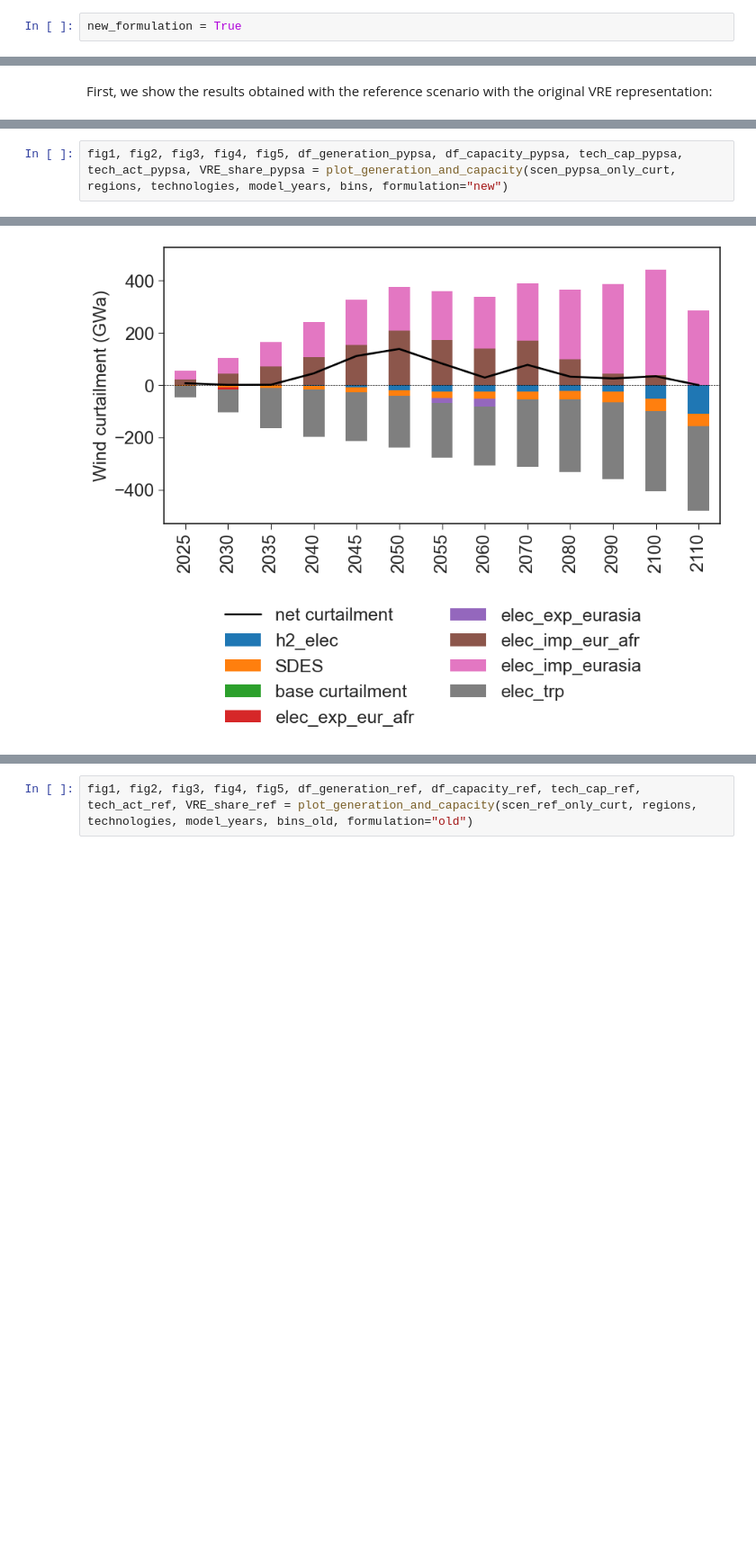
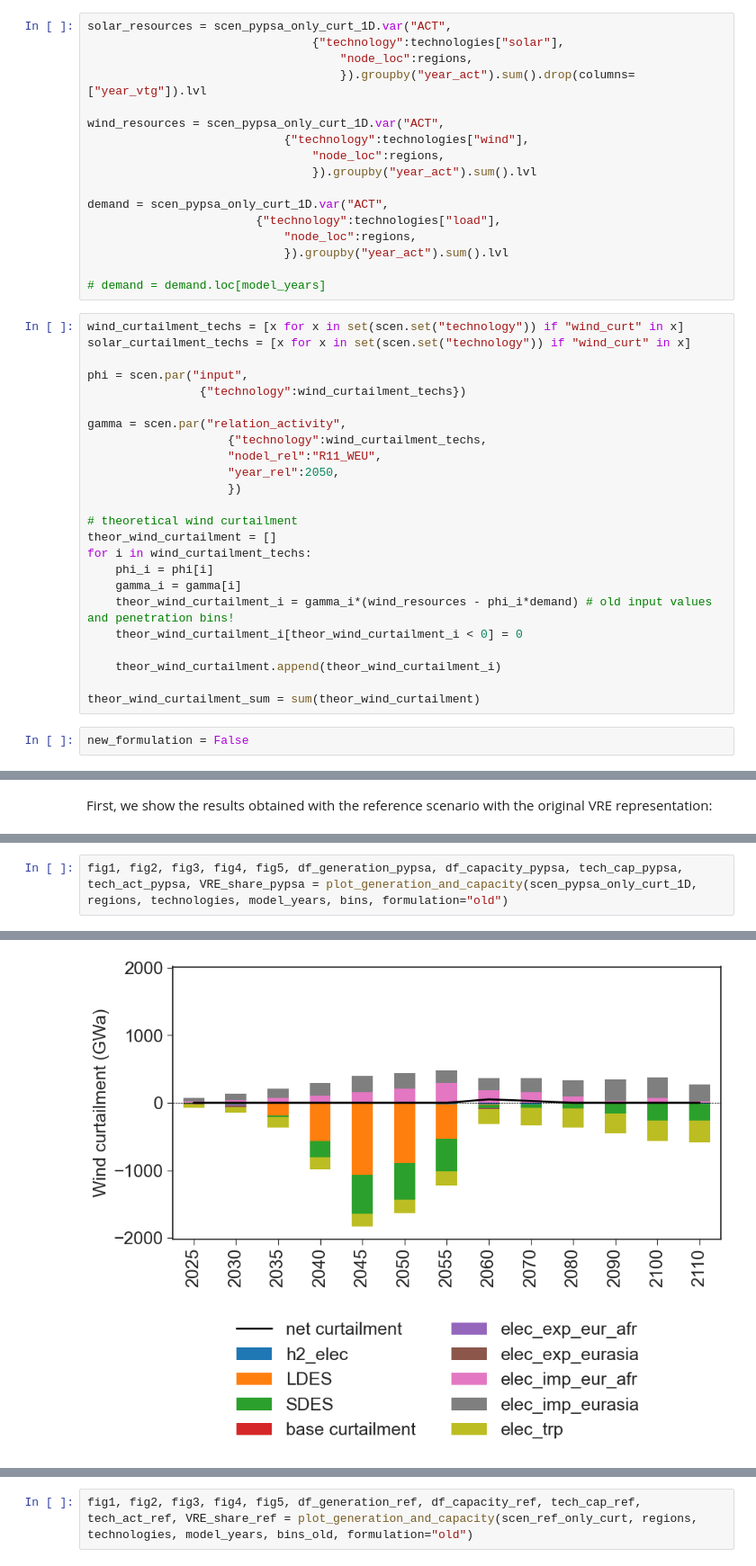
Before and after one commit to ebbekyhl/PyPSA-Eur-Curtailment-Emulator, a Jupyter notebook: MESSAGEix-GLOBIOM/make_diagnostics_w_PyPSA.ipynb, the cells around one changed output, grey strips where cells are left out. Shown at 90% size. Drawn from its saved outputs; the diff is of its cells as text; blank space fills up the shorter version.

Commit message:
made soft-link capable of refining the number of bins without splitting the curtailment constraints

```diff
--- a/MESSAGEix-GLOBIOM/make_diagnostics_w_PyPSA.ipynb
+++ b/MESSAGEix-GLOBIOM/make_diagnostics_w_PyPSA.ipynb
@@ -54,8 +57,49 @@ technologies = {
     }
 
 bins_old = [1,2,3]
+# %%
+solar_resources = scen_pypsa_only_curt_1D.var("ACT",
+                                {"technology":technologies["solar"],
+                                    "node_loc":regions,
+                                    }).groupby("year_act").sum().drop(columns=["year_vtg"]).lvl
+
+wind_resources = scen_pypsa_only_curt_1D.var("ACT",
+                            {"technology":technologies["wind"],
+                                "node_loc":regions,
+                                }).groupby("year_act").sum().lvl
+
+demand = scen_pypsa_only_curt_1D.var("ACT",
+                        {"technology":technologies["load"],
+                            "node_loc":regions,
+                            }).groupby("year_act").sum().lvl
+
+# demand = demand.loc[model_years]
+# %%
+wind_curtailment_techs = [x for x in set(scen.set("technology")) if "wind_curt" in x]
+solar_curtailment_techs = [x for x in set(scen.set("technology")) if "wind_curt" in x]
+
+phi = scen.par("input",
+                {"technology":wind_curtailment_techs})
+
+gamma = scen.par("relation_activity",
+                    {"technology":wind_curtailment_techs,
+                    "nodel_rel":"R11_WEU",
+                    "year_rel":2050,
+                    })
+
+# theoretical wind curtailment
+theor_wind_curtailment = []
+for i in wind_curtailment_techs:
+    phi_i = phi[i]
+    gamma_i = gamma[i]
+    theor_wind_curtailment_i = gamma_i*(wind_resources - phi_i*demand) # old input values and penetration bins!
+    theor_wind_curtailment_i[theor_wind_curtailment_i < 0] = 0
+
+    theor_wind_curtailment.append(theor_wind_curtailment_i)
+
+theor_wind_curtailment_sum = sum(theor_wind_curtailment)
 # %%
-new_formulation = True
+new_formulation = False
 # %%
 if new_formulation:
     vre_list = ["vre_curtailment_w" + str(i) + "s" + str(j) for i in range(1,8) for j in range(1,8)]
@@ -74,3 +137,3 @@ First, we show the results obtained with the reference scenario with the origina
 # %%
-fig1, fig2, fig3, fig4, fig5, df_generation_pypsa, df_capacity_pypsa, tech_cap_pypsa, tech_act_pypsa, VRE_share_pypsa = plot_generation_and_capacity(scen_pypsa_only_curt, regions, technologies, model_years, bins, formulation="new")
+fig1, fig2, fig3, fig4, fig5, df_generation_pypsa, df_capacity_pypsa, tech_cap_pypsa, tech_act_pypsa, VRE_share_pypsa = plot_generation_and_capacity(scen_pypsa_only_curt_1D, regions, technologies, model_years, bins, formulation="old")
 # %% [output]
@@ -79,4 +142,4 @@ fig1, fig2, fig3, fig4, fig5, df_generation_pypsa, df_capacity_pypsa, tech_cap_p
-[figure, old version]
+[figure, new version]
 [figure]
 # %%
 fig1, fig2, fig3, fig4, fig5, df_generation_ref, df_capacity_ref, tech_cap_ref, tech_act_ref, VRE_share_ref = plot_generation_and_capacity(scen_ref_only_curt, regions, technologies, model_years, bins_old, formulation="old")
```
Also changed, not shown: parts of 4 cells of this notebook, 4 other files.
